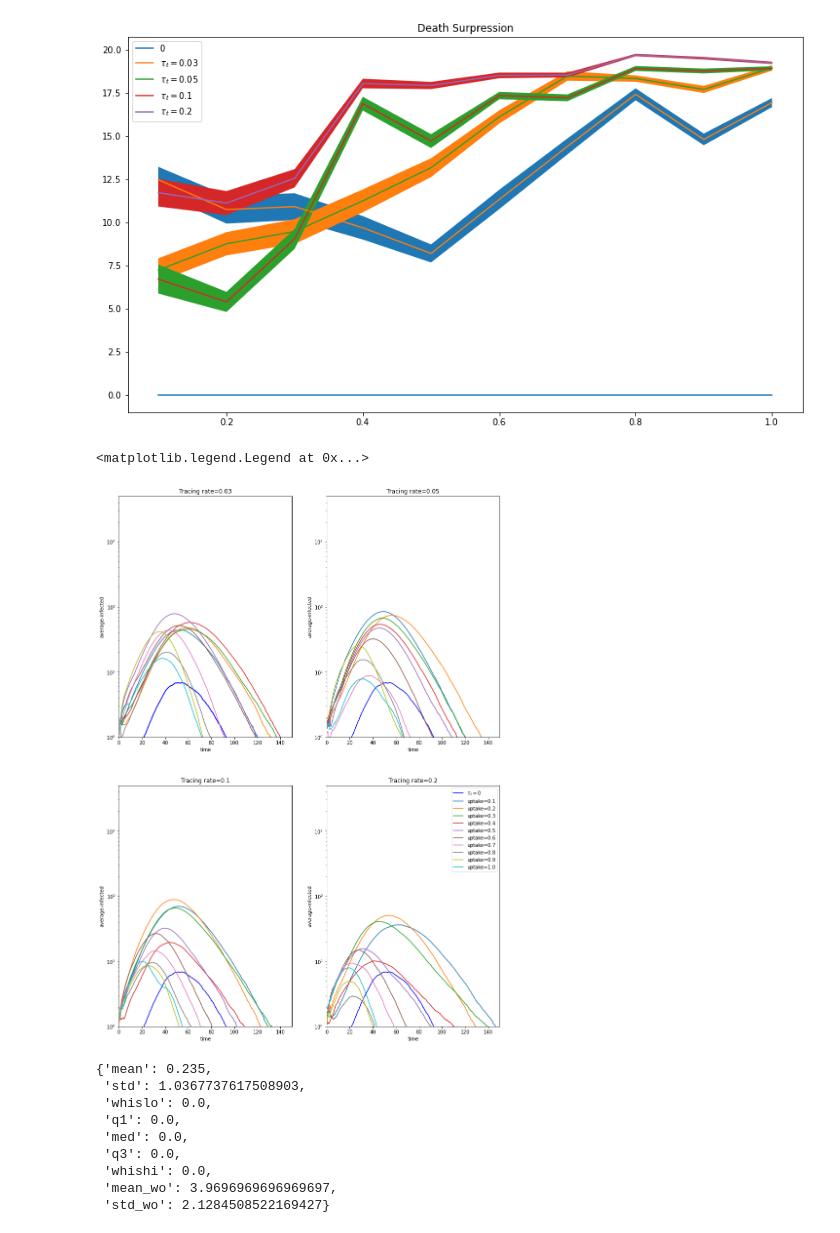
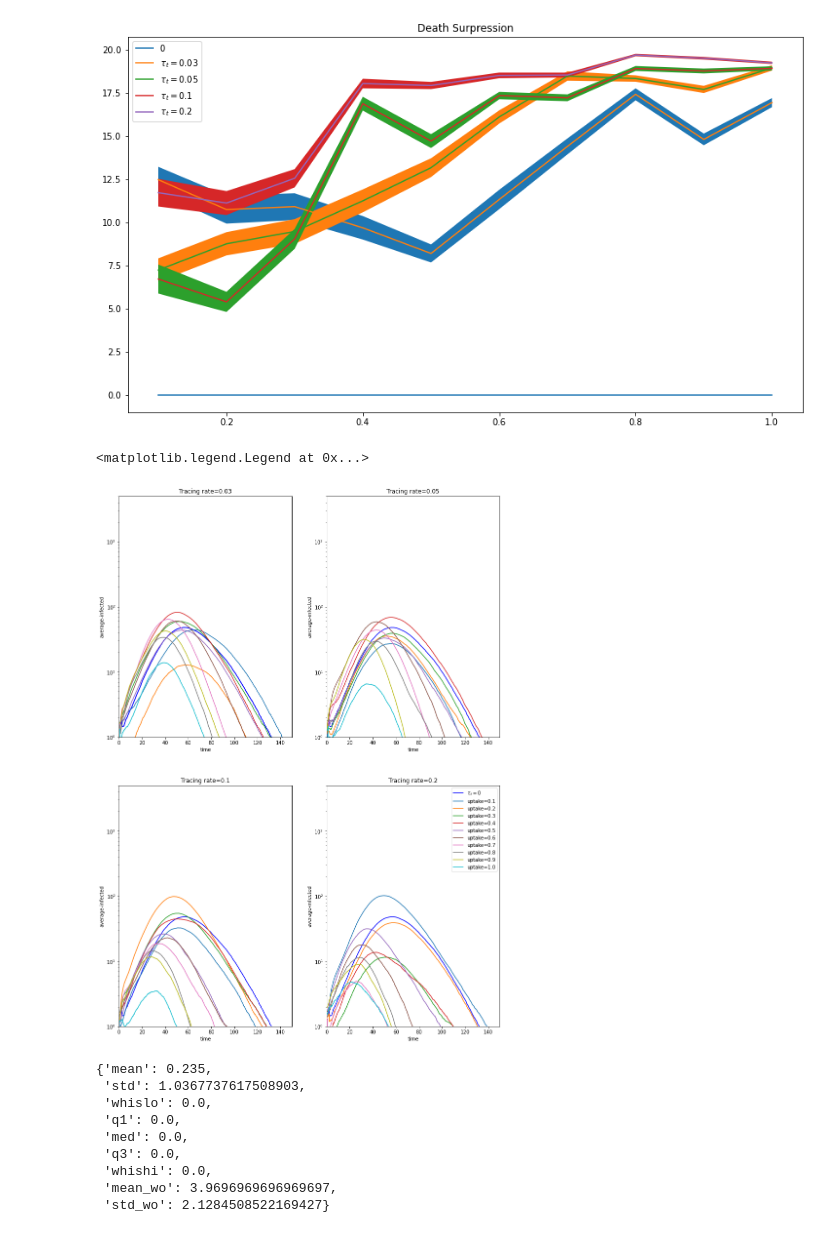
Before and after one commit to andrei-rusu/contact-tracing-model, a Jupyter notebook: PlotResults.ipynb, the cells around one changed output. Cells and saved outputs as stored; diff of their text form; code cells hidden in the pictures.

```diff
--- a/PlotResults.ipynb
+++ b/PlotResults.ipynb
@@ -96,0 +99,40 @@ plt.legend()
+# %%
+import numpy as np
+import math
+key_to_plot = 'mean_wo'
+err = 'std_wo'
+import matplotlib.pyplot as plt
+sts = res[pa]
+uptakes = sorted(sts.keys())
+tauts = [.03, .05, .1, .2]
+taur = .03
+fig, ax = plt.subplots(1, 2, figsize=(14, 8))
+# ax[0].set_yscale('log')
+rate0 = sts[1][overlap][0][taur]['average-max-infected'][key_to_plot]
+# to_plot[to_plot < 1] = 1
+ax[0].plot(uptakes, [0] * len(uptakes), label=0)
+ax[1].plot(uptakes, [sts[1][overlap][0][taur]['average-time-of-max-infected'][key_to_plot]] * len(uptakes), label=r'$\tau_t=0$')
+
+for taut in sorted(tauts):
+    to_plot = []
+    to_plot_time = []
+    error = []
+    for uptake in uptakes:
+        if taut == 0:
+            continue
+#         try:
+        item = sts[uptake][overlap][taut][taur]['average-max-infected']
+        to_plot.append(- item[key_to_plot] + rate0)
+        to_plot_time.append(sts[uptake][overlap][taut][taur]['average-time-of-max-infected'][key_to_plot])
+        error.append(item[err])
+#         except:
+#             pass
+    error = 1.96 * np.array(error) / math.sqrt(40 * 15)
+#     error = np.array(error)
+    ax[0].plot(uptakes, to_plot, label=r'$\tau_t=$'+str(taut))
+    ax[0].fill_between(uptakes, to_plot-error, to_plot+error)
+    ax[1].plot(uptakes, to_plot_time, label=r'$\tau_t=$'+str(taut))
+ax[0].set_title('Peak Surpression')
+ax[1].set_title('Time of Max')
+plt.legend()
+# plt.savefig('fig/peak-surpression-and-time')
@@ -144,37 +189,37 @@ import matplotlib.pyplot as plt
 pa = .2
 sts = res[pa]
 uptakes = sorted(sts.keys())
-taur = .05
+taur = .03
 fig, ax = plt.subplots(2, 2, figsize=(14, 20))
 ax[0][0].set_yscale('log')
 ax[0][0].set_title('Tracing rate=' + str(0))
 ax[0][0].set_xlim(0, 150)
 ax[0][0].plot(sts[uptake][1][0][taur]['time'], [i[key] for i in sts[uptake][1][0][taur]['average-infected']], label=r'$\tau_t=0$', c='b')
 ax[0][0].set_ylabel('average-infected')
 ax[0][0].set_ylim(1, 1000)
 
 
 for k, taut in enumerate(tauts):
     if taut == 0:
         continue
     i = k // 2
     j = k % 2
     ax[i][j].set_ylim(1, 5000)
     ax[i][j].set_xlabel('time')
     ax[i][j].set_ylabel('average-infected')
     ax[i][j].set_xlim(0,150)
     ax[i][j].set_yscale('log')
     ax[i][j].plot(sts[uptake][1][0][taur]['time'], [i[key] for i in sts[uptake][1][0][taur]['average-infected']], label=r'$\tau_t=0$', c='b')
     ax[i][j].set_title('Tracing rate=' + str(taut))
     for uptake in uptakes:
         to_plot = [i[key] for i in sts[uptake][1][taut][taur]['average-infected']]
 #         to_plot[to_plot<1] = 1
         ax[i][j].plot(sts[uptake][1][taut][taur]['time'], to_plot, label='uptake='+str(uptake))
 
 plt.legend()
 # %% [output]
 <matplotlib.legend.Legend at 0x...>
-[figure, old version]
+[figure, new version]
 # %%
 sts[1][1][0][taur]['average-infected'][24]
 # %% [output]
```
Also changed, not shown: parts of 2 cells of this notebook, 10 other files.
